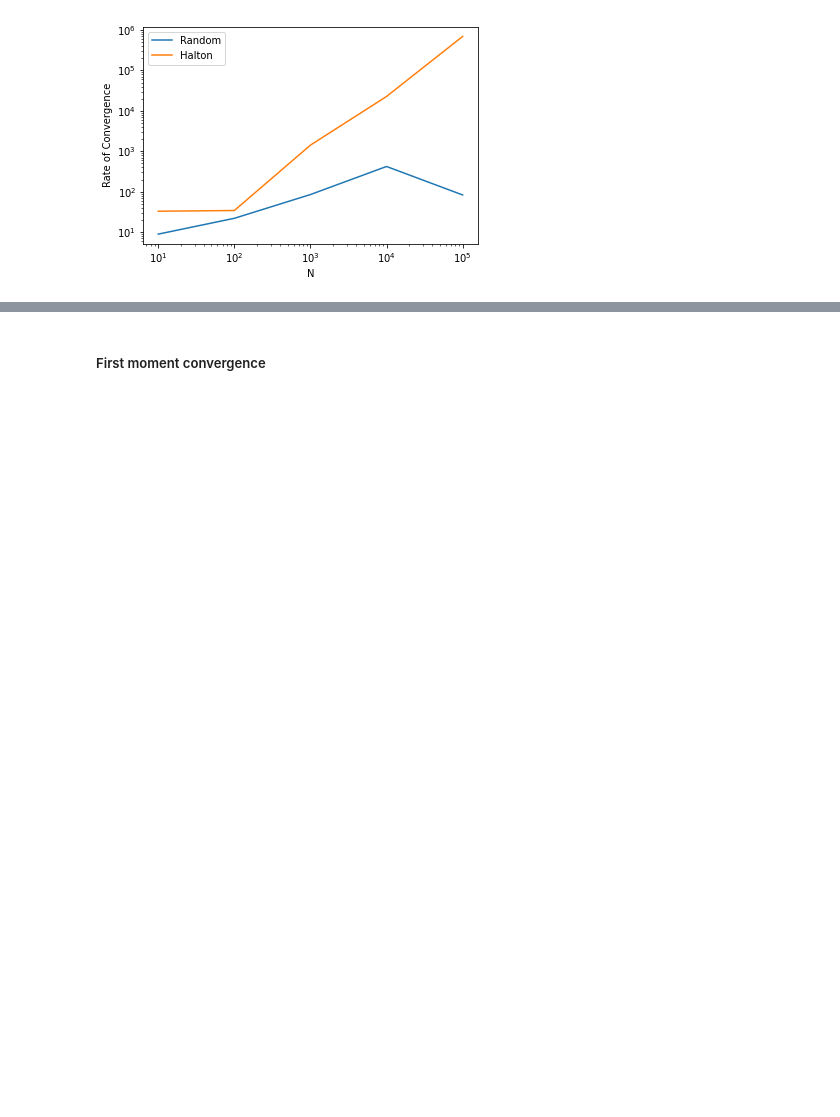
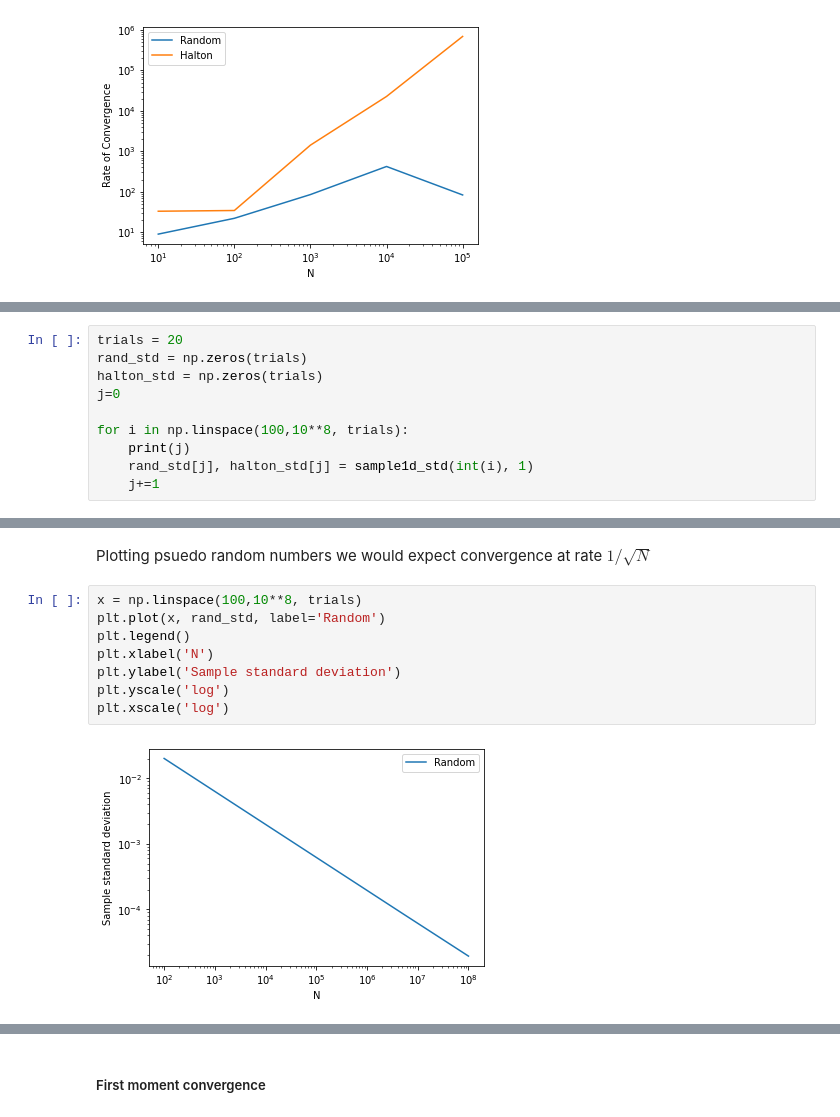
Before and after one commit to massimolarsen/QMC, a Jupyter notebook: QMC.ipynb, the cells around one changed output, grey strips where cells are left out. Drawn from its saved outputs; the diff is of its cells as text; blank space fills up the shorter version.

```diff
--- a/QMC.ipynb
+++ b/QMC.ipynb
@@ -47,0 +84,10 @@ plt.yscale('log')
+# %%
+trials = 20
+rand_std = np.zeros(trials)
+halton_std = np.zeros(trials)
+j=0
+
+for i in np.linspace(100,10**8, trials):
+    print(j)
+    rand_std[j], halton_std[j] = sample1d_std(int(i), 1)
+    j+=1
@@ -47,0 +115,12 @@ plt.yscale('log')
+# %% [markdown]
+Plotting psuedo random numbers we would expect convergence at rate $1/\sqrt{N}$
+# %%
+x = np.linspace(100,10**8, trials)
+plt.plot(x, rand_std, label='Random')
+plt.legend()
+plt.xlabel('N')
+plt.ylabel('Sample standard deviation')
+plt.yscale('log')
+plt.xscale('log')
+# %% [output]
+[figure, added]
```
Also changed, not shown: parts of 15 cells of this notebook.
